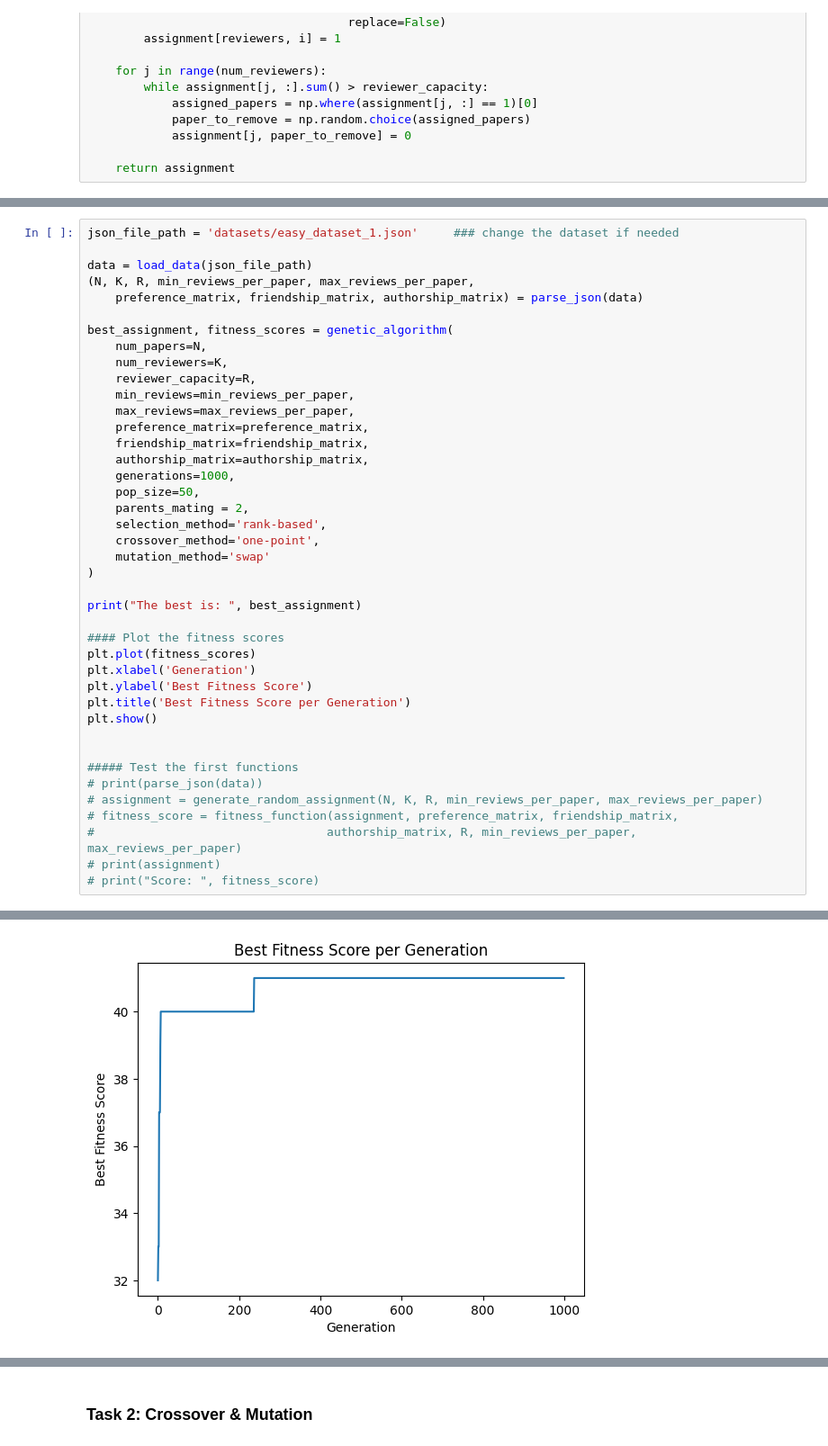
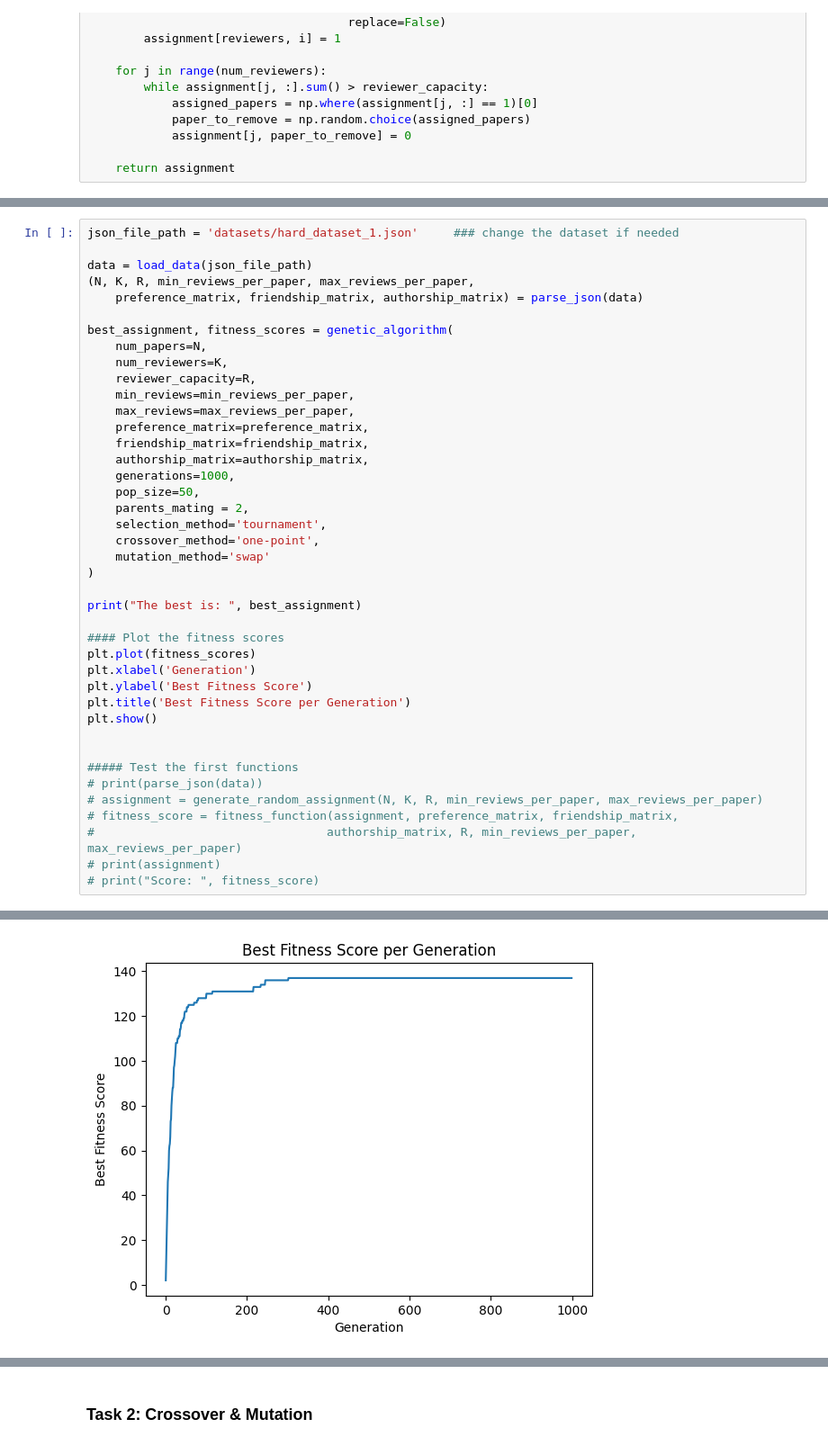
Before and after one commit to ddjorlev/IS-Seminary-1, a Jupyter notebook: seminary1.ipynb, the cells around one changed output, grey strips where cells are left out. Shown at 90% size. Drawn from its saved outputs; the diff is of its cells as text.

```diff
--- a/seminary1.ipynb
+++ b/seminary1.ipynb
@@ -295,7 +295,7 @@ def genetic_algorithm(num_papers, num_reviewers, reviewer_capacity, min_reviews,
     best_index = np.argmax(fitness_scores)
     return population[best_index], best_fitness_scores
 # %%
-json_file_path = 'datasets/easy_dataset_1.json'     ### change the dataset if needed
+json_file_path = 'datasets/hard_dataset_1.json'     ### change the dataset if needed
 
 data = load_data(json_file_path)
 (N, K, R, min_reviews_per_paper, max_reviews_per_paper,
@@ -313,7 +313,7 @@ best_assignment, fitness_scores = genetic_algorithm(
     generations=1000,
     pop_size=50,
     parents_mating = 2,
-    selection_method='rank-based',
+    selection_method='tournament',
     crossover_method='one-point',
     mutation_method='swap'
 )
@@ -356 +349 @@ Generation 12: Best Fitness = 40
-[figure, old version]
+[figure, new version]
```
Also changed, not shown: parts of 10 cells of this notebook.
